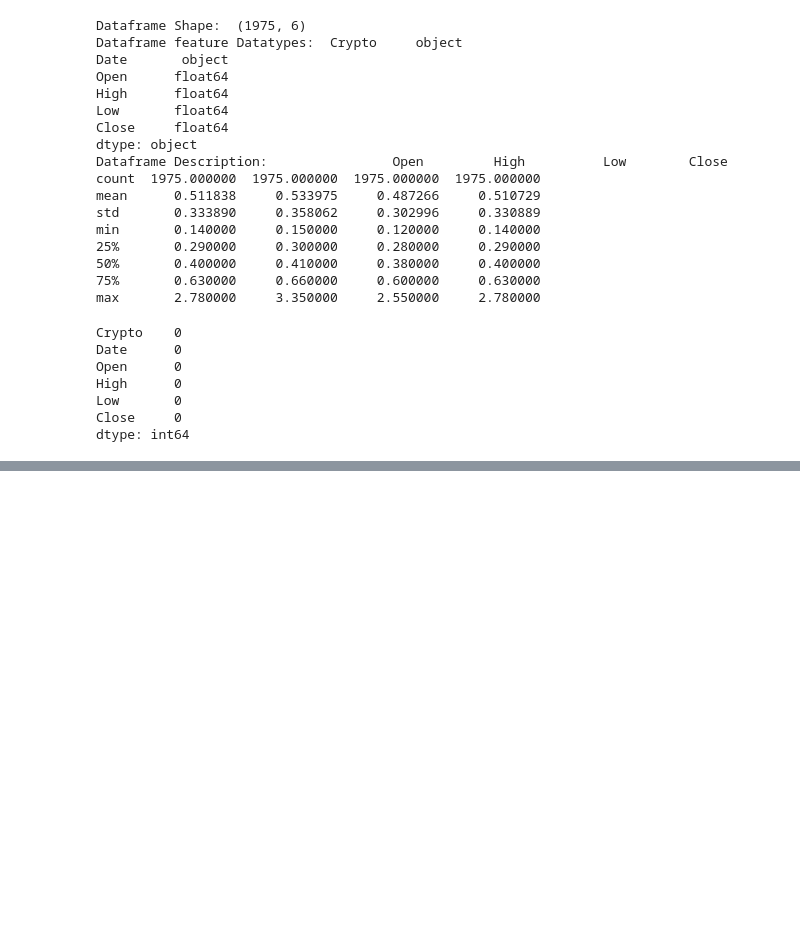
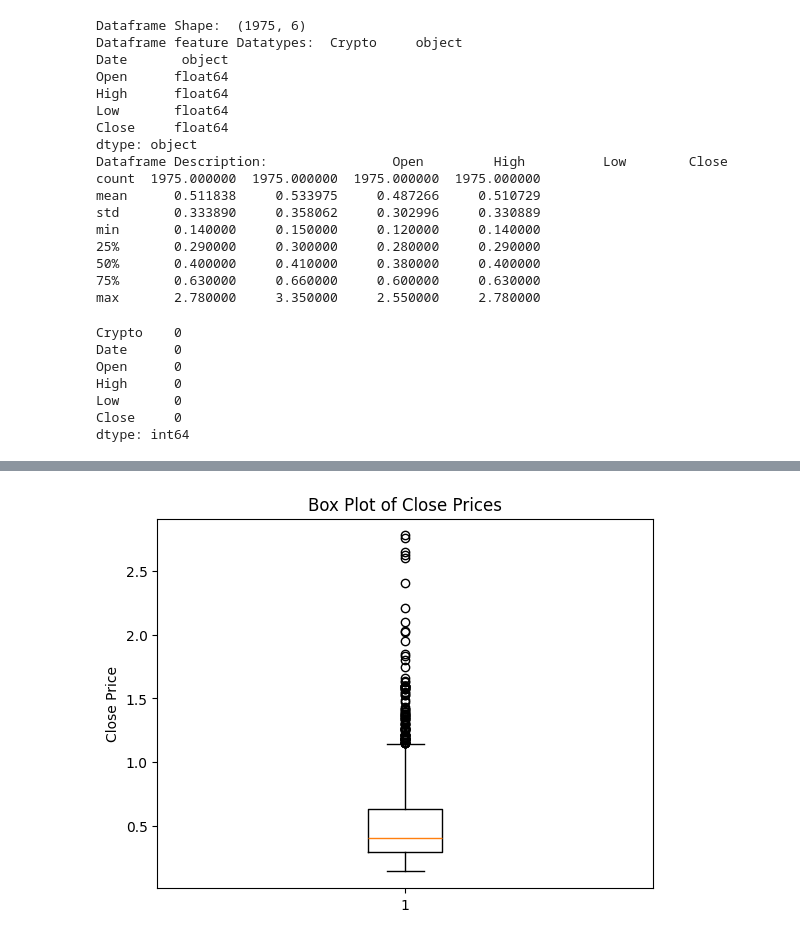
Before and after one commit to KeneanDita/Cryptocurrency-Price-Predictor-using-Time-Series-data, a Jupyter notebook: Notebooks/XPR_Model_Training.ipynb, the cells around one changed output, grey strips where cells are left out. Saved outputs shown, nothing was run; the diff lists cells and outputs as text; code cells hidden in the pictures; blank space fills up the shorter version.

```diff
--- a/Notebooks/XPR_Model_Training.ipynb
+++ b/Notebooks/XPR_Model_Training.ipynb
@@ -48,0 +63,9 @@ dtype: int64
+# %%
+
+plt.figure()
+plt.boxplot(df['Close'])
+plt.title('Box Plot of Close Prices')
+plt.ylabel('Close Price')
+plt.show()
+# %% [output]
+[figure, added]
```
Also changed, not shown: parts of 5 cells of this notebook.
